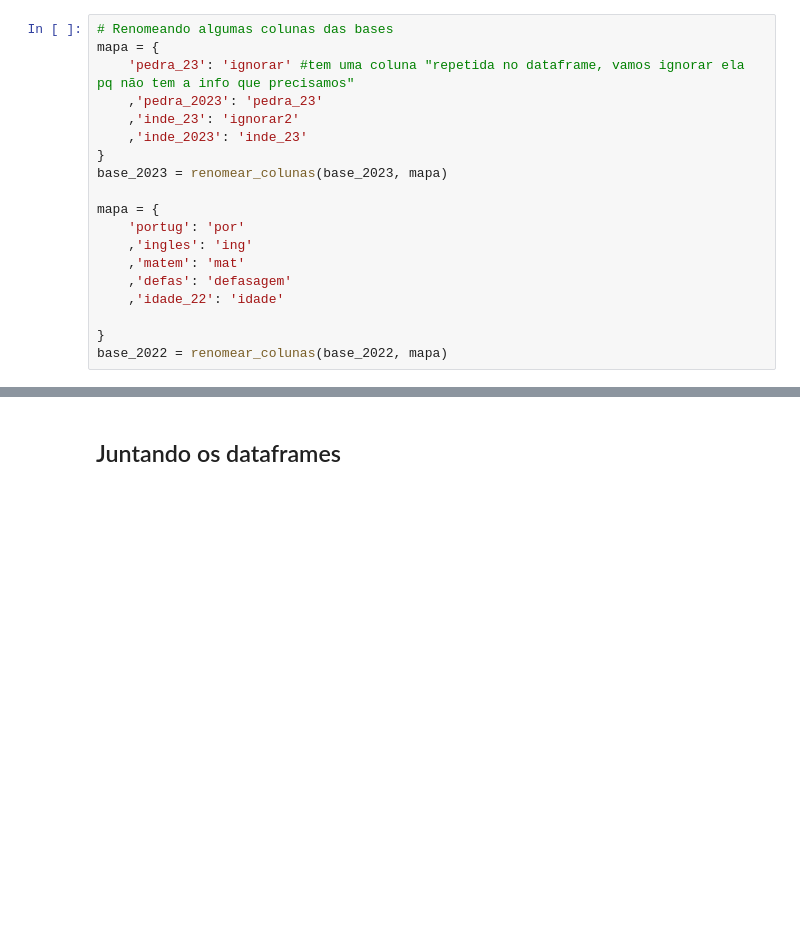
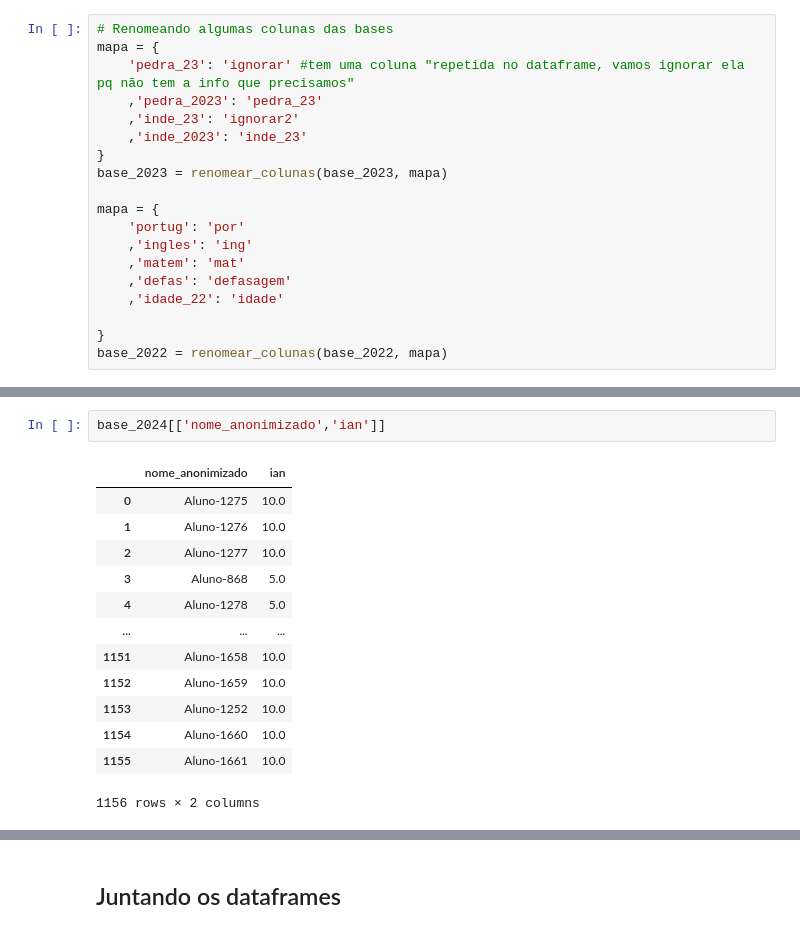
Before and after one commit to vbomura/tc5, a Jupyter notebook: Codigos/Algoritmo V2.ipynb, the cells around one changed output, grey strips where cells are left out. Saved outputs shown, nothing was run; the diff lists cells and outputs as text; blank space fills up the shorter version.

```diff
--- a/Codigos/Algoritmo V2.ipynb
+++ b/Codigos/Algoritmo V2.ipynb
@@ -189,0 +232,16 @@ base_2022 = renomear_colunas(base_2022, mapa)
+# %%
+base_2024[['nome_anonimizado','ian']]
+# %% [output]
+|  | nome_anonimizado | ian |
+| 0 | Aluno-1275 | 10.0 |
+| 1 | Aluno-1276 | 10.0 |
+| 2 | Aluno-1277 | 10.0 |
+| 3 | Aluno-868 | 5.0 |
+| 4 | Aluno-1278 | 5.0 |
+| ... | ... | ... |
+| 1151 | Aluno-1658 | 10.0 |
+| 1152 | Aluno-1659 | 10.0 |
+| 1153 | Aluno-1252 | 10.0 |
+| 1154 | Aluno-1660 | 10.0 |
+| 1155 | Aluno-1661 | 10.0 |
+1156 rows × 2 columns
```
Also changed, not shown: parts of 12 cells of this notebook.
